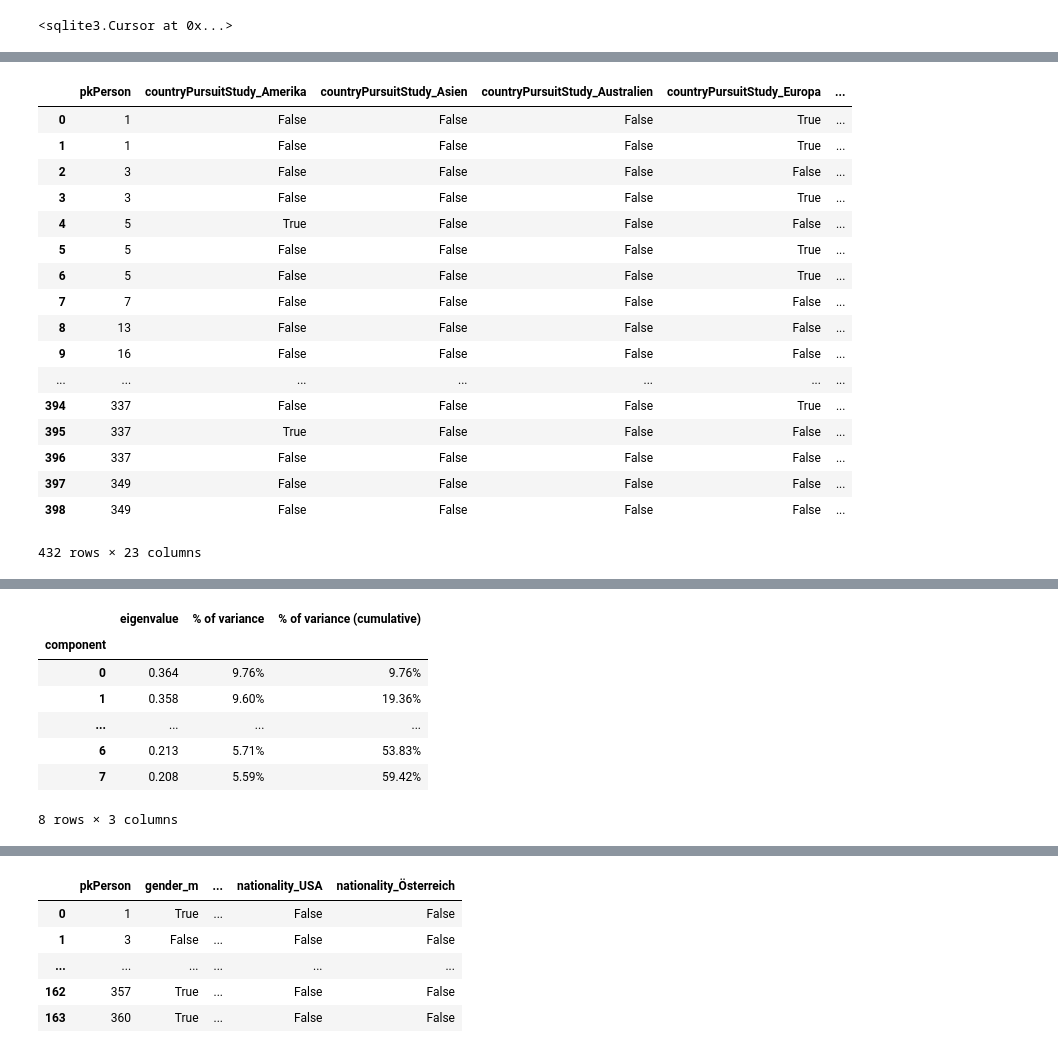
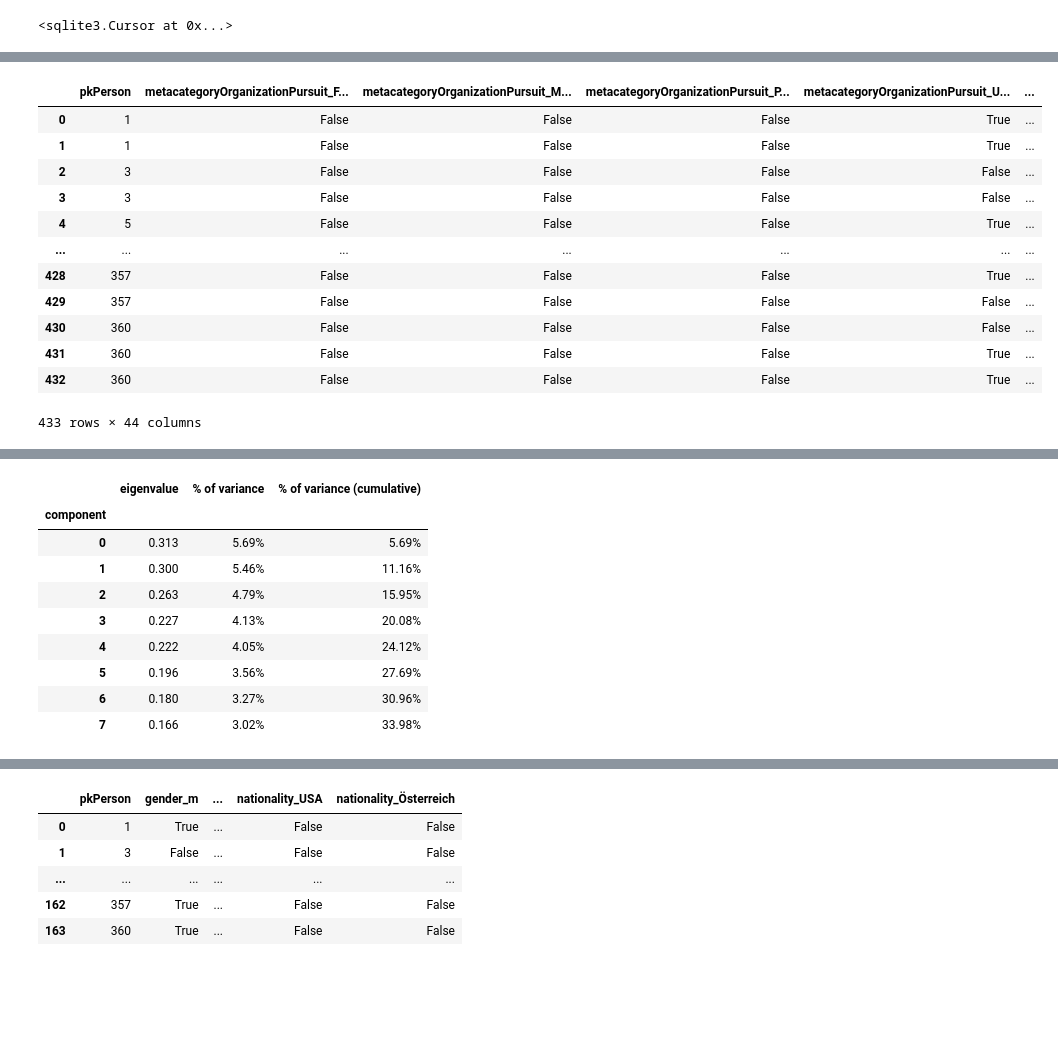
Before and after one commit to ubiquinter/digital_history, a Jupyter notebook: notebooks/analysis_MCA.ipynb, the cells around one changed output, grey strips where cells are left out. Drawn from its saved outputs; the diff is of its cells as text; code cells hidden in the pictures; blank space fills up the shorter version.

```diff
--- a/notebooks/analysis_MCA.ipynb
+++ b/notebooks/analysis_MCA.ipynb
@@ -207,12 +209,18 @@ data_study = cur.fetchall()
 cur.execute(q_all)
 data_all= cur.fetchall()
 # %%
+#dataframe containing the following properties from class PERSON: primary key, name, gender, birth date, nationality
 pd_persons = pd.DataFrame(data_persons, columns = ['pkPerson', 'name','gender','birthDate','nationality'])
 
+#dataframe containing the following properties from class PURSUIT: key of person, meta-category of organization, meta-category of occupation, country
 pd_pursuit = pd.DataFrame(data_pursuit, columns = ['pkPerson', 'metacategoryOrganization' , 'metacategoryOccupation', 'countryPursuit'])
 
+#dataframe containing the following properties from class STUDY: key of person,meta-category of subject, meta-category of organization, country
 pd_study = pd.DataFrame (data_study, columns = ['pkPerson','studyMetaCategory','organizationMetacategory','countryStudy'])
 
+#dataframe containing the following properties from both class PURSUIT AND STUDY:
+#key of person, meta-category of Organization of pursuit, meta-category of subject from study, meta-category of occupation from pursuit
+#meta-category of place (=amounts to continent) for BOTH pursuit and study
 pd_pursuit_study = pd.DataFrame(data_all, columns = ['pkPerson', 'metacategoryOrganizationPursuit' ,
                                                      'studyMetaCategory', 'occupationMetacategory','countryPursuitStudy'])
 
@@ -221,12 +229,13 @@ pd_pursuit_study = pd.DataFrame(data_all, columns = ['pkPerson', 'metacategoryOr
 pd_persons=pd_persons.sort_values(by=['pkPerson'])
 pd_pursuit=pd_pursuit.sort_values(by=['pkPerson'])
 pd_study=pd_study.sort_values(by=['pkPerson'])
-pd.set_option('display.max_rows', 500)
+pd.set_option('display.max_rows', 10)
 
-display(pd_pursuit_study)
+#display(pd_pursuit_study)
 #display(pd_study)
 
-
+'''
+some code to test something. Should be removed once I remember what it was I was testing for and whether it is important^^.
 all_person= pd.concat([pd_pursuit['pkPerson'],pd_study['pkPerson']])
 all_person=all_person.sort_values()
 pd.set_option('display.max_rows', 500)
@@ -250,4 +259,5 @@ pd.set_option("display.max_rows", 10)
 #display(pd_persons)
 #display(pd_pursuit)
 #display(pd_study)
+'''
 # %% [output]
@@ -271,27 +265,39 @@ pd.set_option("display.max_rows", 10)
 # %%
-#one-hot encoding
-pd_all_to_encode=pd_pursuit_study[['pkPerson','countryPursuitStudy','occupationMetacategory']]
+#one-hot encoding (=creates a dummy variable for each different categorical value which is then either True or False for each person)
+
+#testing with all properties I have available
+
+##on-hot encode all the data from the classes Pursuit and Study
+pd_all_to_encode=pd_pursuit_study[['pkPerson','metacategoryOrganizationPursuit', 'studyMetaCategory','countryPursuitStudy','occupationMetacategory']]
 pd_all_hot_encode=pd.get_dummies(pd_all_to_encode,dummy_na=True)
-pd.set_option('display.max_rows', 500)
+pd.set_option('display.max_rows', 10)
 
 display(pd_all_hot_encode)
+
+#sum up according to pkPerson
+grouped_pd_all_hot_encode=pd_all_hot_encode.groupby('pkPerson').sum().reset_index()
+
+##on-hot encode all the data (except birth/death date) from class Person
+pd_person_to_encode = pd_persons[['pkPerson','gender','nationality']]
+pd_person_hot_encode=pd.get_dummies(pd_person_to_encode,dummy_na=False)
+
+
+##combine the two one-hot encoded data sets base on pkPerson
+output=grouped_pd_all_hot_encode.merge(pd_person_hot_encode, left_on='pkPerson', right_on='pkPerson', how = 'inner')
+output = output.loc[:, output.columns != 'pkPerson']
+output_full = output.replace({True: 1, False: 0})
 # %% [output]
-|  | pkPerson | countryPursuitStudy_Amerika | countryPursuitStudy_Asien | countryPursuitStudy_Australien | countryPursuitStudy_Europa | ... |
+|  | pkPerson | metacategoryOrganizationPursuit_F... | metacategoryOrganizationPursuit_M... | metacategoryOrganizationPursuit_P... | metacategoryOrganizationPursuit_U... | ... |
 | 0 | 1 | False | False | False | True | ... |
 | 1 | 1 | False | False | False | True | ... |
 | 2 | 3 | False | False | False | False | ... |
-| 3 | 3 | False | False | False | True | ... |
-| 4 | 5 | True | False | False | False | ... |
-| 5 | 5 | False | False | False | True | ... |
-| 6 | 5 | False | False | False | True | ... |
-| 7 | 7 | False | False | False | False | ... |
-| 8 | 13 | False | False | False | False | ... |
-| 9 | 16 | False | False | False | False | ... |
+| 3 | 3 | False | False | False | False | ... |
+| 4 | 5 | False | False | False | True | ... |
 | ... | ... | ... | ... | ... | ... | ... |
-| 394 | 337 | False | False | False | True | ... |
-| 395 | 337 | True | False | False | False | ... |
-| 396 | 337 | False | False | False | False | ... |
-| 397 | 349 | False | False | False | False | ... |
-| 398 | 349 | False | False | False | False | ... |
+| 428 | 357 | False | False | False | True | ... |
+| 429 | 357 | False | False | False | False | ... |
+| 430 | 360 | False | False | False | False | ... |
+| 431 | 360 | False | False | False | True | ... |
+| 432 | 360 | False | False | False | True | ... |
-432 rows × 23 columns
+433 rows × 44 columns
 # %%
@@ -340,12 +332,14 @@ mca_no_one_hot.eigenvalues_summary
 # %% [output]
 |  | eigenvalue | % of variance | % of variance (cumulative) |
 | component |  |  |  |
-| 0 | 0.364 | 9.76% | 9.76% |
-| 1 | 0.358 | 9.60% | 19.36% |
-| ... | ... | ... | ... |
-| 6 | 0.213 | 5.71% | 53.83% |
-| 7 | 0.208 | 5.59% | 59.42% |
+| 0 | 0.313 | 5.69% | 5.69% |
+| 1 | 0.300 | 5.46% | 11.16% |
+| 2 | 0.263 | 4.79% | 15.95% |
+| 3 | 0.227 | 4.13% | 20.08% |
+| 4 | 0.222 | 4.05% | 24.12% |
+| 5 | 0.196 | 3.56% | 27.69% |
+| 6 | 0.180 | 3.27% | 30.96% |
+| 7 | 0.166 | 3.02% | 33.98% |
-8 rows × 3 columns
 # %%
 mca_no_one_hot.column_contributions_.style.format('{:.0%}')
 # %% [output]
```
Also changed, not shown: parts of 5 cells of this notebook.
